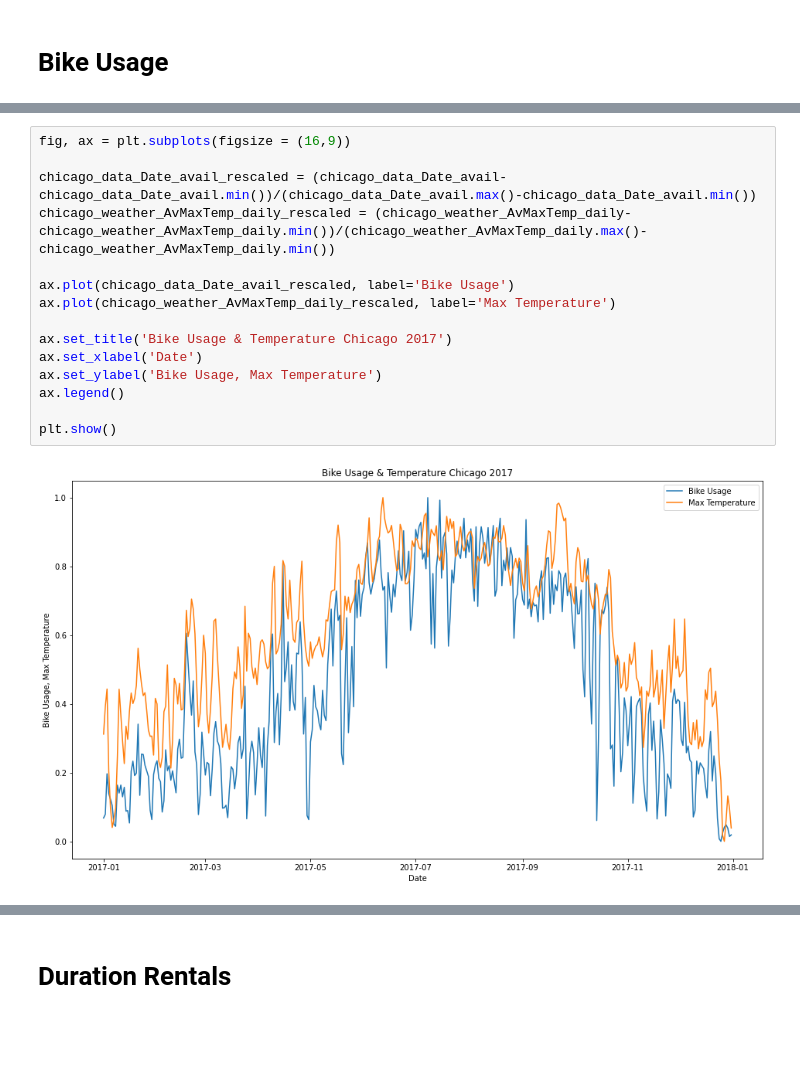
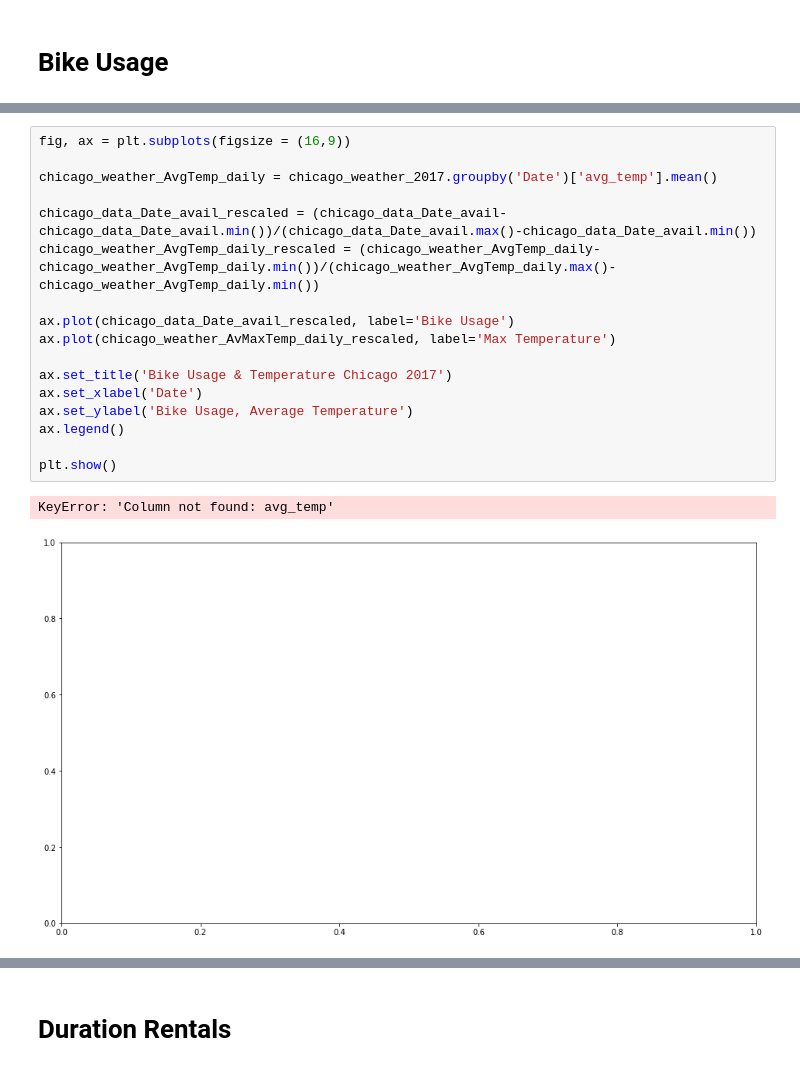
Before and after one commit to NeffIsBack/ThePredictors_DSML_Team_Assignment, a Jupyter notebook: Code_TeamAssignment.ipynb, the cells around one changed output, grey strips where cells are left out. Drawn from its saved outputs; the diff is of its cells as text; blank space fills up the shorter version.

```diff
--- a/Code_TeamAssignment.ipynb
+++ b/Code_TeamAssignment.ipynb
@@ -238,20 +253,23 @@ plt.show()
 # %%
 fig, ax = plt.subplots(figsize = (16,9))
 
+chicago_weather_AvgTemp_daily = chicago_weather_2017.groupby('Date')['avg_temp'].mean()
+
 chicago_data_Date_avail_rescaled = (chicago_data_Date_avail-chicago_data_Date_avail.min())/(chicago_data_Date_avail.max()-chicago_data_Date_avail.min())
-chicago_weather_AvMaxTemp_daily_rescaled = (chicago_weather_AvMaxTemp_daily-chicago_weather_AvMaxTemp_daily.min())/(chicago_weather_AvMaxTemp_daily.max()-chicago_weather_AvMaxTemp_daily.min())
+chicago_weather_AvgTemp_daily_rescaled = (chicago_weather_AvgTemp_daily-chicago_weather_AvgTemp_daily.min())/(chicago_weather_AvgTemp_daily.max()-chicago_weather_AvgTemp_daily.min())
 
 ax.plot(chicago_data_Date_avail_rescaled, label='Bike Usage')
 ax.plot(chicago_weather_AvMaxTemp_daily_rescaled, label='Max Temperature')
 
 ax.set_title('Bike Usage & Temperature Chicago 2017')
 ax.set_xlabel('Date')
-ax.set_ylabel('Bike Usage, Max Temperature')
+ax.set_ylabel('Bike Usage, Average Temperature')
 ax.legend()
 
 plt.show()
 # %% [output]
+KeyError: 'Column not found: avg_temp'
-[figure, old version]
+[figure, new version]
 # %%
 fig, ax = plt.subplots(figsize = (16,9))
 
```
Also changed, not shown: parts of 8 cells of this notebook.
